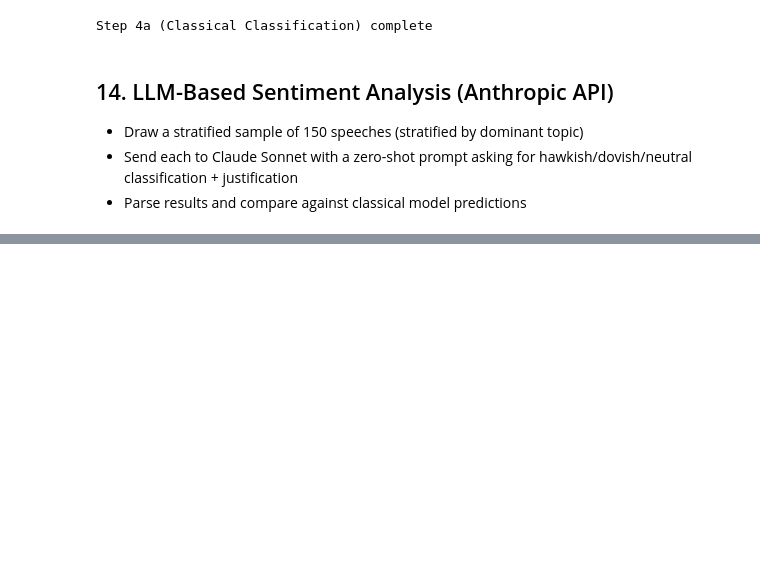
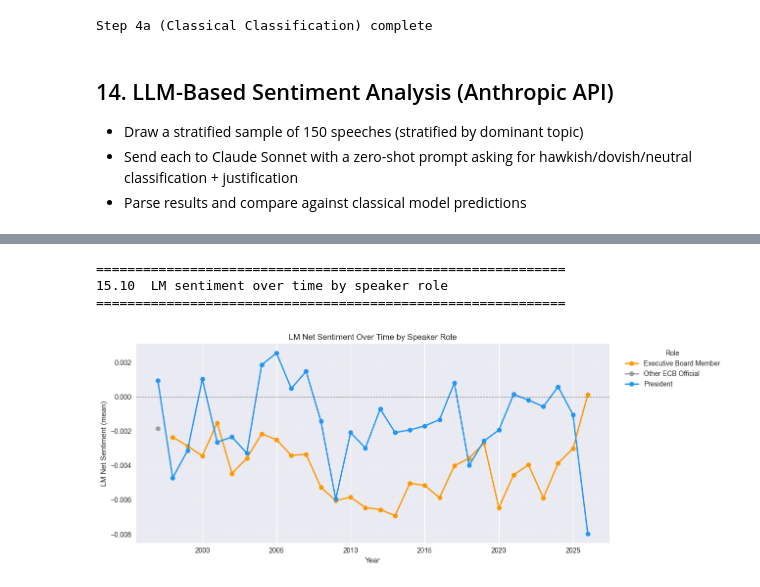
Before and after one commit to maximiliansteinecon/NLP_ECB_SPEECHES, a Jupyter notebook: ecb_speeches_full_project.ipynb, the cells around one changed output, grey strips where cells are left out. Saved outputs shown, nothing was run; the diff lists cells and outputs as text; code cells hidden in the pictures; blank space fills up the shorter version.

```diff
--- a/ecb_speeches_full_project.ipynb
+++ b/ecb_speeches_full_project.ipynb
@@ -1616,0 +2045,32 @@ print("\n=== Pipeline complete ===")
+# %%
+# 15.10  LM sentiment over time, split by speaker role
+# Adding role granularity to the temporal trend shows whether Presidents and
+# Board Members shifted tone in unison during major macro events (e.g. GFC,
+# euro-area sovereign debt crisis, COVID) or diverged.
+
+print("\n" + "=" * 60)
+print("15.10  LM sentiment over time by speaker role")
+print("=" * 60)
+
+yr_role = df_exp.groupby(["year", "speaker_role"])["lm_net"].mean().reset_index()
+
+fig, ax = plt.subplots(figsize=(13, 5))
+for role, grp in yr_role.groupby("speaker_role"):
+    ax.plot(grp["year"], grp["lm_net"],
+            marker="o", linewidth=2,
+            color=ROLE_PALETTE.get(role, "#9E9E9E"),
+            label=role)
+
+ax.axhline(0, color="black", linewidth=0.8, linestyle="--", alpha=0.5)
+ax.set_xlabel("Year")
+ax.set_ylabel("LM Net Sentiment (mean)")
+ax.set_title("LM Net Sentiment Over Time by Speaker Role")
+ax.legend(title="Role", bbox_to_anchor=(1.02, 1), loc="upper left")
+ax.grid(axis="y", linestyle="--", alpha=0.4)
+plt.tight_layout()
+plt.show()
+# %% [output]
+============================================================
+15.10  LM sentiment over time by speaker role
+============================================================
+[figure, added]
```
Also changed, not shown: parts of 17 cells of this notebook.
